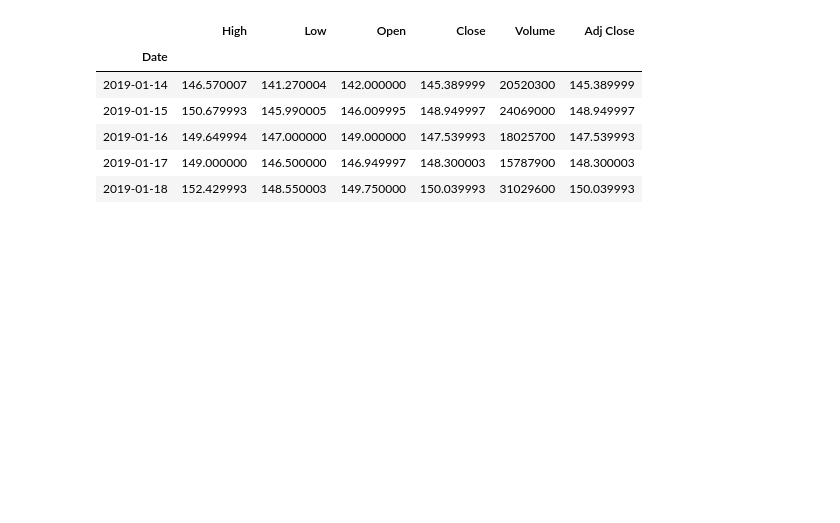
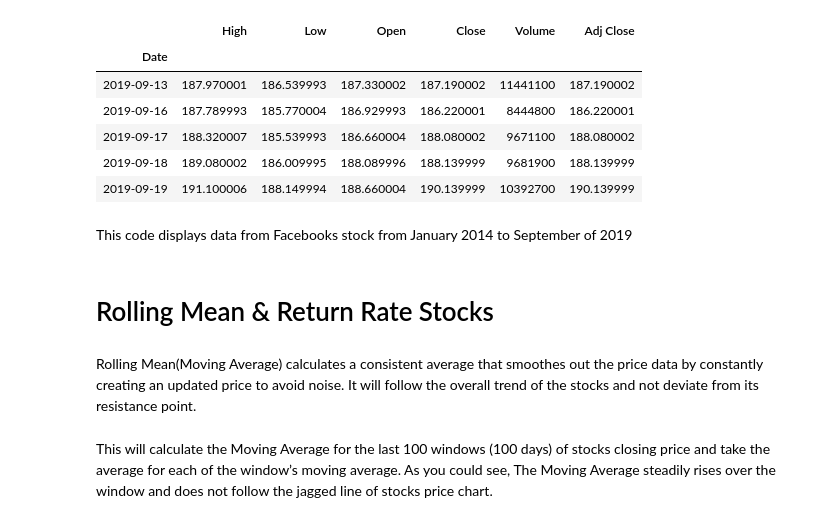
Before and after one commit to Andre-Williams22/Stock-Prediction, a Jupyter notebook: Stock-Prediction.ipynb, the cells around one changed output. Cells and saved outputs as stored; diff of their text form; code cells hidden in the pictures; blank space fills up the shorter version.

```diff
--- a/Stock-Prediction.ipynb
+++ b/Stock-Prediction.ipynb
@@ -6,14 +7,23 @@ from pandas import Series, DataFrame
 # %%
-start = datetime.datetime(2015, 1, 1)
-end = datetime.datetime(2019, 1, 19)
+start = datetime.datetime(2014, 1, 1)
+end = datetime.datetime(2019, 9, 19)
 
 df = web.DataReader("FB", "yahoo", start, end)
 df.tail()
 # %% [output]
 |  | High | Low | Open | Close | Volume | Adj Close |
 | Date |  |  |  |  |  |  |
-| 2019-01-14 | 146.570007 | 141.270004 | 142.000000 | 145.389999 | 20520300 | 145.389999 |
-| 2019-01-15 | 150.679993 | 145.990005 | 146.009995 | 148.949997 | 24069000 | 148.949997 |
-| 2019-01-16 | 149.649994 | 147.000000 | 149.000000 | 147.539993 | 18025700 | 147.539993 |
-| 2019-01-17 | 149.000000 | 146.500000 | 146.949997 | 148.300003 | 15787900 | 148.300003 |
-| 2019-01-18 | 152.429993 | 148.550003 | 149.750000 | 150.039993 | 31029600 | 150.039993 |
+| 2019-09-13 | 187.970001 | 186.539993 | 187.330002 | 187.190002 | 11441100 | 187.190002 |
+| 2019-09-16 | 187.789993 | 185.770004 | 186.929993 | 186.220001 | 8444800 | 186.220001 |
+| 2019-09-17 | 188.320007 | 185.539993 | 186.660004 | 188.080002 | 9671100 | 188.080002 |
+| 2019-09-18 | 189.080002 | 186.009995 | 188.089996 | 188.139999 | 9681900 | 188.139999 |
+| 2019-09-19 | 191.100006 | 188.149994 | 188.660004 | 190.139999 | 10392700 | 190.139999 |
+# %% [markdown]
+This code displays data from Facebooks stock from January 2014 to September of 2019
+# %% [markdown]
+# Rolling Mean & Return Rate Stocks
+# %% [markdown]
+Rolling Mean(Moving Average) calculates a consistent average that smoothes out the price data by constantly creating an updated price
+to avoid noise. It will follow the overall trend of the stocks and not deviate from its resistance point.
+# %% [markdown]
+This will calculate the Moving Average for the last 100 windows (100 days) of stocks closing price and take the average for each of the window’s moving average. As you could see, The Moving Average steadily rises over the window and does not follow the jagged line of stocks price chart.
```
Also changed, not shown: parts of 26 cells of this notebook.
